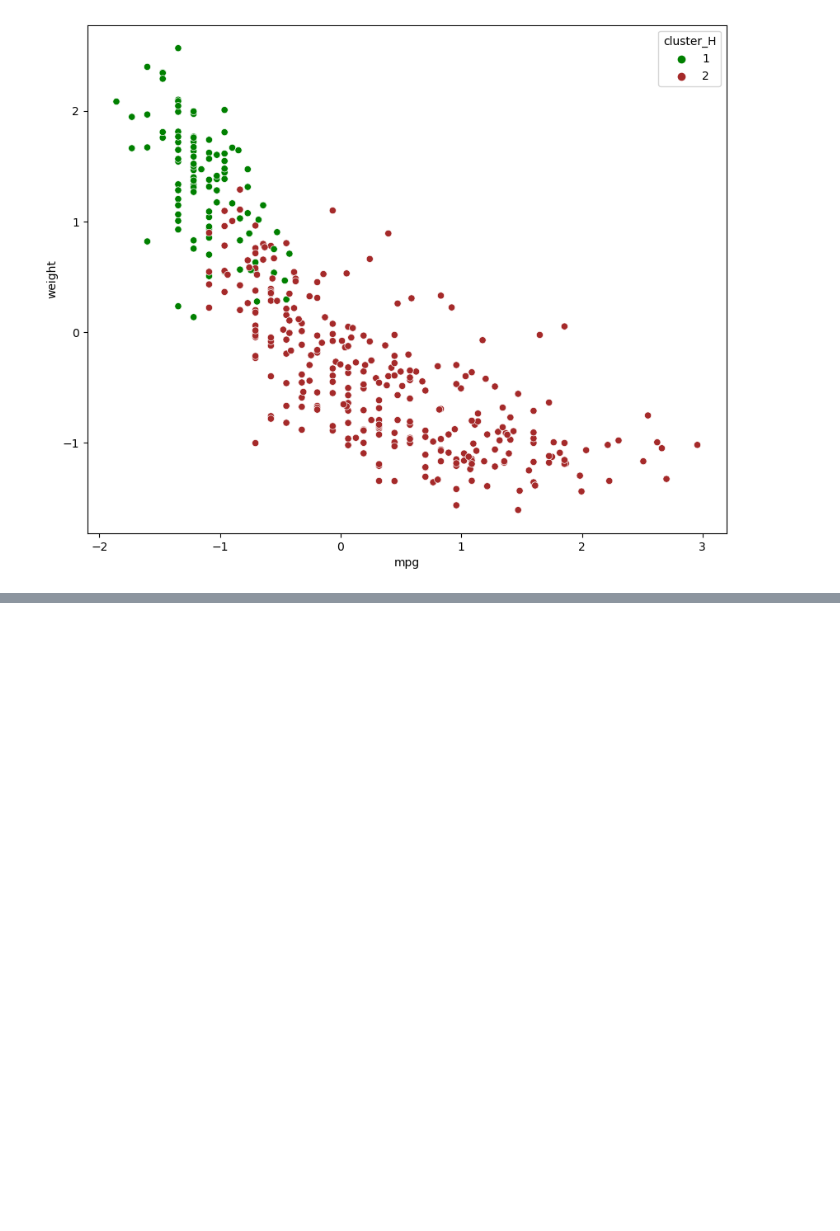
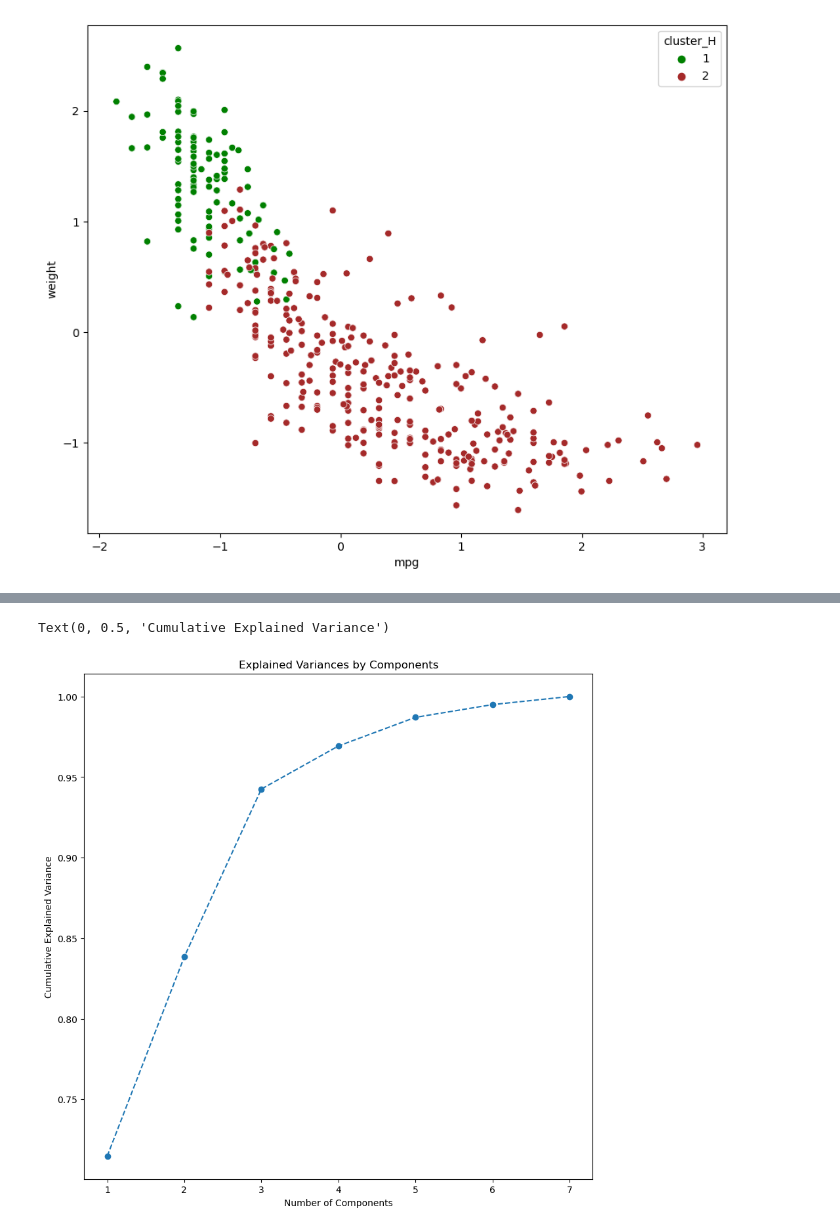
Before and after one commit to Amey1398/Unveiling-Efficiency-Patterns-in-Automobiles, a Jupyter notebook: code.ipynb, the cells around one changed output, grey strips where cells are left out. Cells and saved outputs as stored; diff of their text form; code cells hidden in the pictures; blank space fills up the shorter version.

```diff
--- a/code.ipynb
+++ b/code.ipynb
@@ -537,0 +543,3 @@ sns.scatterplot(x="mpg", y="weight", hue="cluster_H",
+# %%
+df_pca = df.iloc[:, :7]
+df_pca
@@ -537,0 +560,4 @@ sns.scatterplot(x="mpg", y="weight", hue="cluster_H",
+# %%
+# scaling the data
+scaler=StandardScaler()
+data_scaled=pd.DataFrame(scaler.fit_transform(df_pca), columns=df_pca.columns)
@@ -537,0 +573,20 @@ sns.scatterplot(x="mpg", y="weight", hue="cluster_H",
+# %%
+#Defining the number of principal components to generate
+n=data_scaled.shape[1]
+
+#Finding principal components for the data
+pca = PCA(n_components=n,random_state = 1) #Apply the PCA algorithm with random state = 1
+data_pca1 = pd.DataFrame(pca.fit_transform(data_scaled)) #Fit and transform the pca function on scaled data
+
+#The percentage of variance explained by each principal component
+exp_var = pca.explained_variance_ratio_
+# %%
+# visualizing the explained variance by individual components
+plt.figure(figsize = (10,10))
+plt.plot(range(1,8), exp_var.cumsum(), marker = 'o', linestyle = '--')
+plt.title("Explained Variances by Components")
+plt.xlabel("Number of Components")
+plt.ylabel("Cumulative Explained Variance")
+# %% [output]
+Text(0, 0.5, 'Cumulative Explained Variance')
+[figure, added]
```
Also changed, not shown: parts of 18 cells of this notebook.
